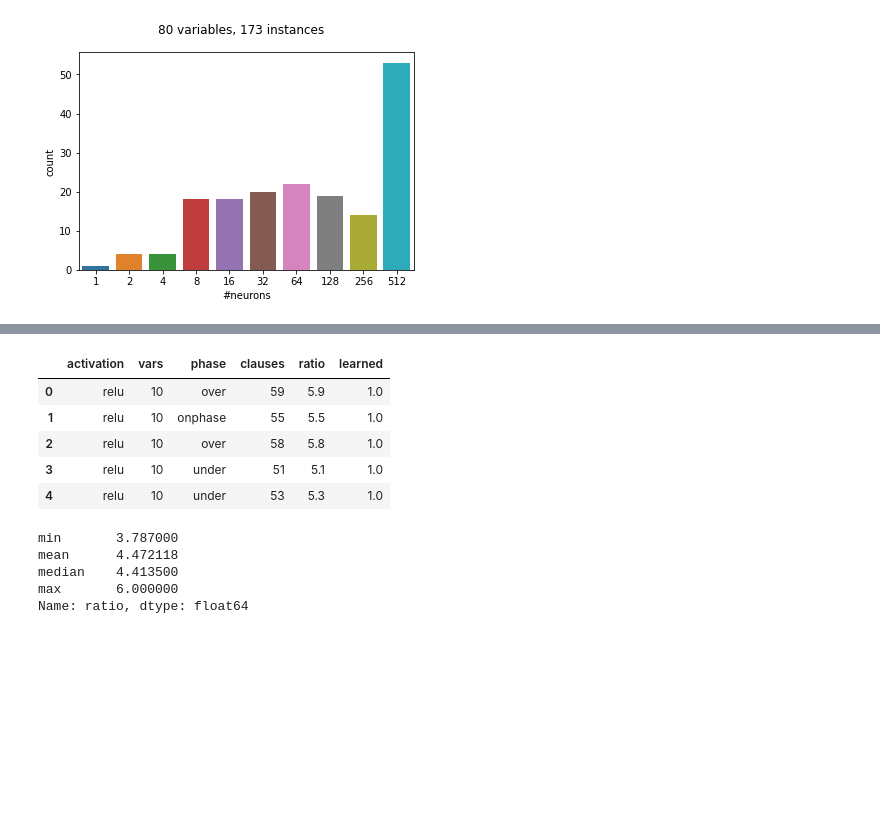
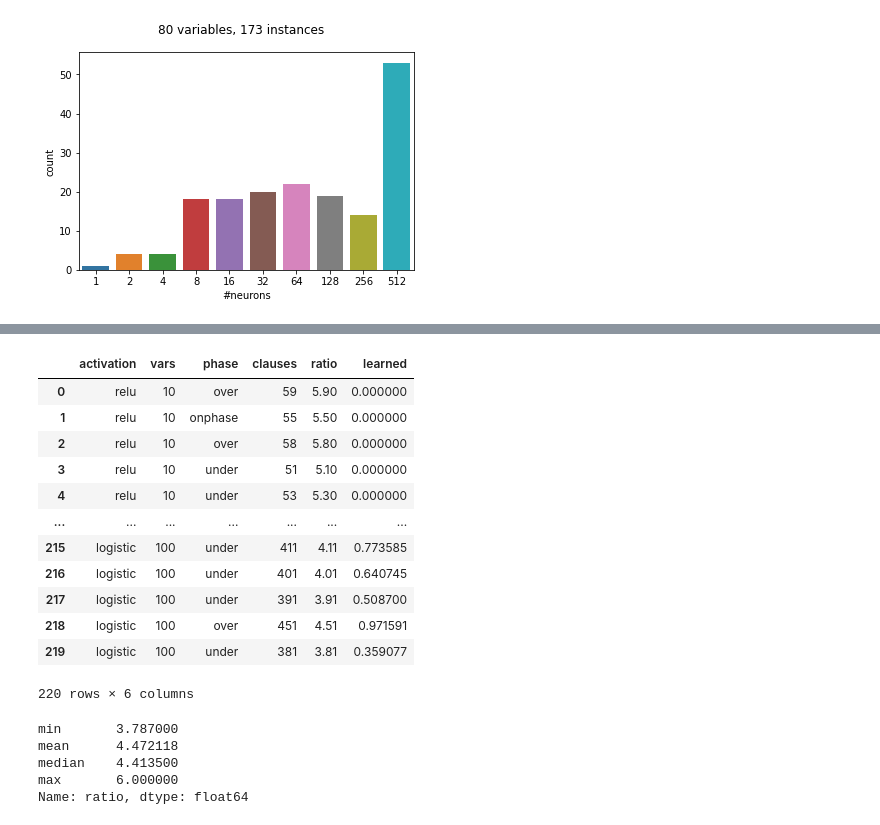
Before and after one commit to andertavares/mlbf, a Jupyter notebook: notebooks/Analysis_learn-vs-sat.ipynb, the cells around one changed output, grey strips where cells are left out. Saved outputs shown, nothing was run; the diff lists cells and outputs as text; code cells hidden in the pictures; blank space fills up the shorter version.

```diff
--- a/notebooks/Analysis_learn-vs-sat.ipynb
+++ b/notebooks/Analysis_learn-vs-sat.ipynb
@@ -97,11 +99,10 @@ all_data = []
 for f in tqdm(glob(f'{base_dir}/**/*.csv',recursive=True)):
   reg = extract_vars_from_path(os.path.basename(f))
   df = pd.read_csv(f)
-  df2 = df.where(df.sampler=='unigen')[['formula','activation','#neurons']].groupby(['formula','activation'], as_index=False).last()
-  df3 = pd.DataFrame(df2['#neurons'].value_counts().reset_index())
-  all_neurons = df3['#neurons'].sum()
-  filtered_neurons = df3[df3['index'] < 512]['#neurons'].sum()
-  reg['learned'] = (all_neurons - filtered_neurons)/all_neurons
+  grouped_df = df.where(df.sampler=='unigen').groupby(['formula','activation'], as_index=False).last().reset_index()
+  filtered_df = grouped_df[grouped_df['#neurons'] < 512]
+  ratio_learned = len(filtered_df) / len(grouped_df)
+  reg['learned'] = ratio_learned
 
   all_data.append(reg)
 
@@ -109,10 +121,17 @@ dt_out = pd.DataFrame.from_dict(all_data)
 # %%
-dt_out.to_pickle(f'{base_dir}/probabilities.pkl')
-dt_out.head()
+dt_out = pd.read_pickle(f'{base_dir}/probabilities.pkl')
+dt_out
 # %% [output]
 |  | activation | vars | phase | clauses | ratio | learned |
-| 0 | relu | 10 | over | 59 | 5.9 | 1.0 |
-| 1 | relu | 10 | onphase | 55 | 5.5 | 1.0 |
-| 2 | relu | 10 | over | 58 | 5.8 | 1.0 |
-| 3 | relu | 10 | under | 51 | 5.1 | 1.0 |
-| 4 | relu | 10 | under | 53 | 5.3 | 1.0 |
+| 0 | relu | 10 | over | 59 | 5.90 | 0.000000 |
+| 1 | relu | 10 | onphase | 55 | 5.50 | 0.000000 |
+| 2 | relu | 10 | over | 58 | 5.80 | 0.000000 |
+| 3 | relu | 10 | under | 51 | 5.10 | 0.000000 |
+| 4 | relu | 10 | under | 53 | 5.30 | 0.000000 |
+| ... | ... | ... | ... | ... | ... | ... |
+| 215 | logistic | 100 | under | 411 | 4.11 | 0.773585 |
+| 216 | logistic | 100 | under | 401 | 4.01 | 0.640745 |
+| 217 | logistic | 100 | under | 391 | 3.91 | 0.508700 |
+| 218 | logistic | 100 | over | 451 | 4.51 | 0.971591 |
+| 219 | logistic | 100 | under | 381 | 3.81 | 0.359077 |
+220 rows × 6 columns
```
Also changed, not shown: parts of 6 cells of this notebook.
